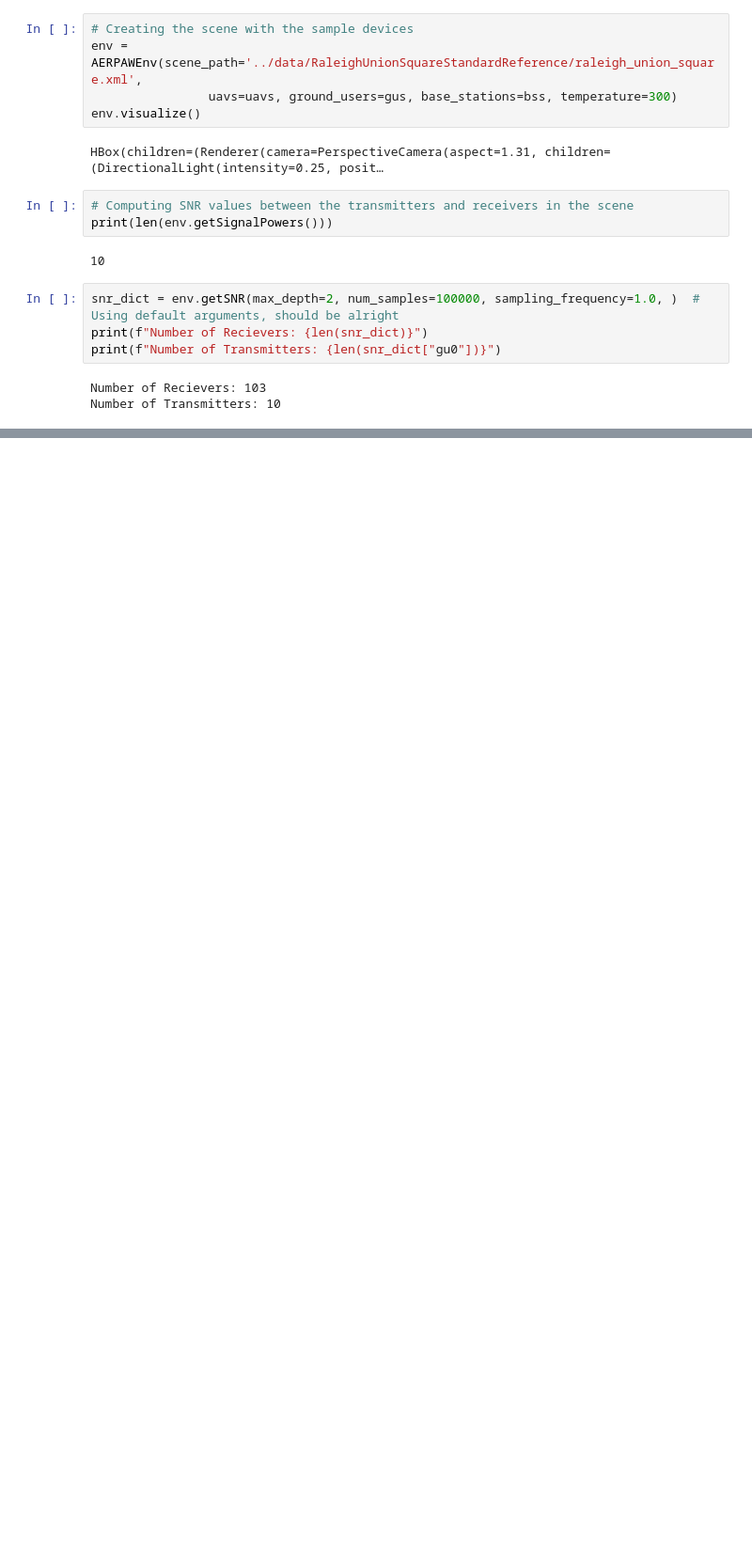
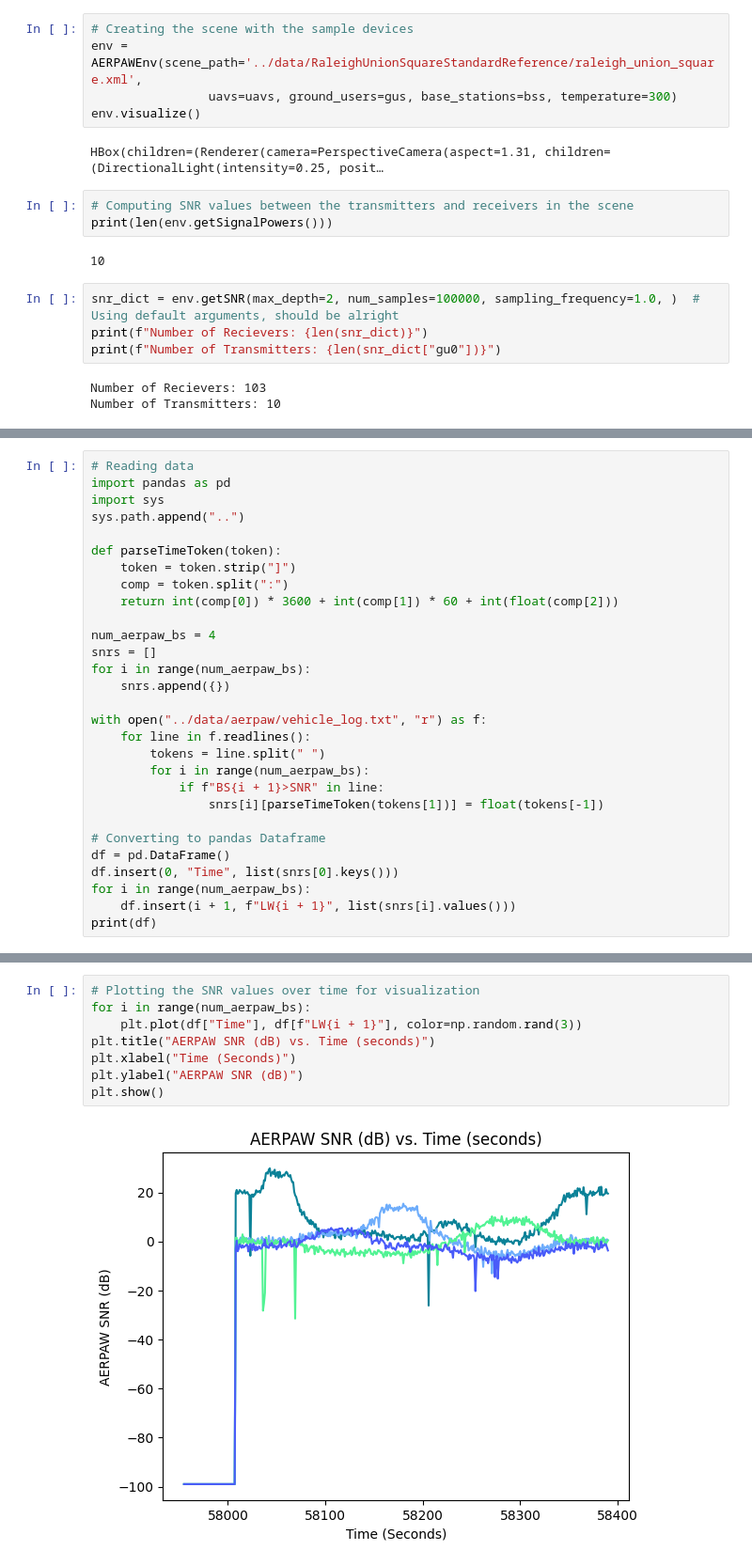
Before and after one commit to Lognam-Huang/RL-AERPAW-DT, a Jupyter notebook: src/AERPAWDemonstration.ipynb, the cells around one changed output, grey strips where cells are left out. Shown at 94% size. Drawn from its saved outputs; the diff is of its cells as text; blank space fills up the shorter version.

Commit message:
Updating AERPAW Demo 1/2

```diff
--- a/src/AERPAWDemonstration.ipynb
+++ b/src/AERPAWDemonstration.ipynb
@@ -160,0 +169,29 @@ Number of Transmitters: 10
+# %%
+# Reading data
+import pandas as pd
+import sys
+sys.path.append("..")
+
+def parseTimeToken(token):
+    token = token.strip("]")
+    comp = token.split(":")
+    return int(comp[0]) * 3600 + int(comp[1]) * 60 + int(float(comp[2]))
+
+num_aerpaw_bs = 4
+snrs = []
+for i in range(num_aerpaw_bs):
+    snrs.append({})
+
+with open("../data/aerpaw/vehicle_log.txt", "r") as f:
+    for line in f.readlines():
+        tokens = line.split(" ")
+        for i in range(num_aerpaw_bs):
+            if f"BS{i + 1}>SNR" in line:
+                snrs[i][parseTimeToken(tokens[1])] = float(tokens[-1])
+
+# Converting to pandas Dataframe
+df = pd.DataFrame()
+df.insert(0, "Time", list(snrs[0].keys()))
+for i in range(num_aerpaw_bs):
+    df.insert(i + 1, f"LW{i + 1}", list(snrs[i].values()))
+print(df)
@@ -160,0 +213,10 @@ Number of Transmitters: 10
+# %%
+# Plotting the SNR values over time for visualization
+for i in range(num_aerpaw_bs):
+    plt.plot(df["Time"], df[f"LW{i + 1}"], color=np.random.rand(3))
+plt.title("AERPAW SNR (dB) vs. Time (seconds)")
+plt.xlabel("Time (Seconds)")
+plt.ylabel("AERPAW SNR (dB)")
+plt.show()
+# %% [output]
+[figure, added]
```
Also changed, not shown: parts of 10 cells of this notebook, 2 other files.
